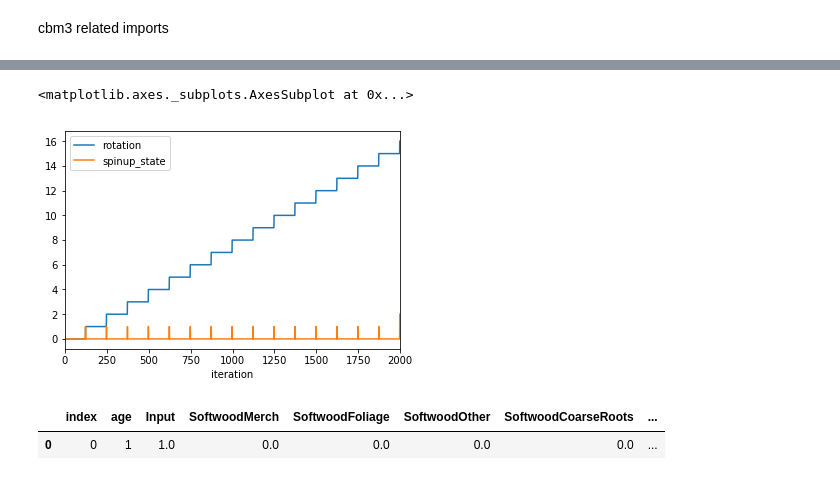
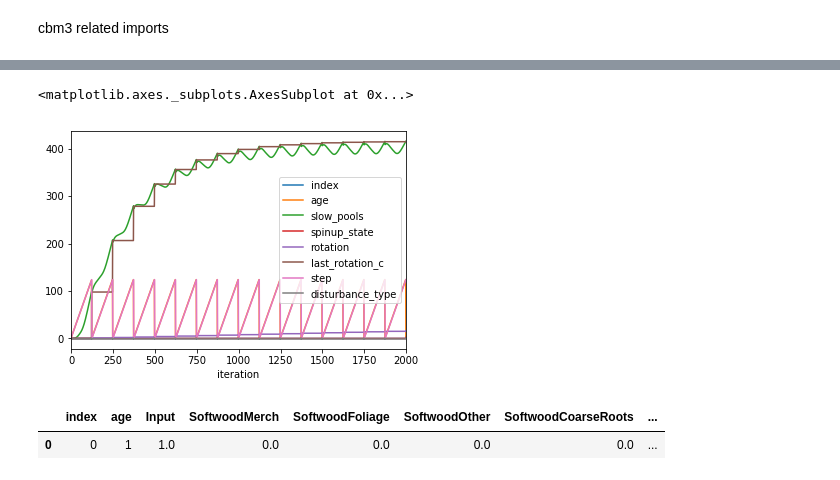
Before and after one commit to cat-cfs/libcbm_py, a Jupyter notebook: stand_level_testing.ipynb, the cells around one changed output, grey strips where cells are left out. Saved outputs shown, nothing was run; the diff lists cells and outputs as text; code cells hidden in the pictures.

```diff
--- a/stand_level_testing.ipynb
+++ b/stand_level_testing.ipynb
@@ -172,7 +172,8 @@ def run_libCBM(dbpath, cases, nsteps, spinup_debug = False):
         debug=spinup_debug)
 
     iteration_result = pd.DataFrame({x["name"]: pools[:,x["index"]] for x in pooldef})
-    iteration_result.insert(0, "age", age+1)
+    iteration_result.insert(0, "timestep", 0)
+    iteration_result.insert(0, "age", 0) #fix this, ages will be a random vector soon
     iteration_result.reset_index(level=0, inplace=True)
     pool_result = pool_result.append(iteration_result)
 
@@ -300,9 +346,9 @@ merged[["identifier"]+diff_colnames+["total_diff"]] \
 # %%
 libCBM_spinup_debug.loc[libCBM_spinup_debug["index"]==0] \
-    [["iteration","rotation","spinup_state"]].groupby("iteration").sum().plot()
+    .groupby("iteration").sum().plot()
 # %% [output]
 <matplotlib.axes._subplots.AxesSubplot at 0x...>
-[figure, old version]
+[figure, new version]
 # %%
 libCBM_pool_result.tail()
 # %% [output]
```
Also changed, not shown: parts of 6 cells of this notebook, 2 other files.
